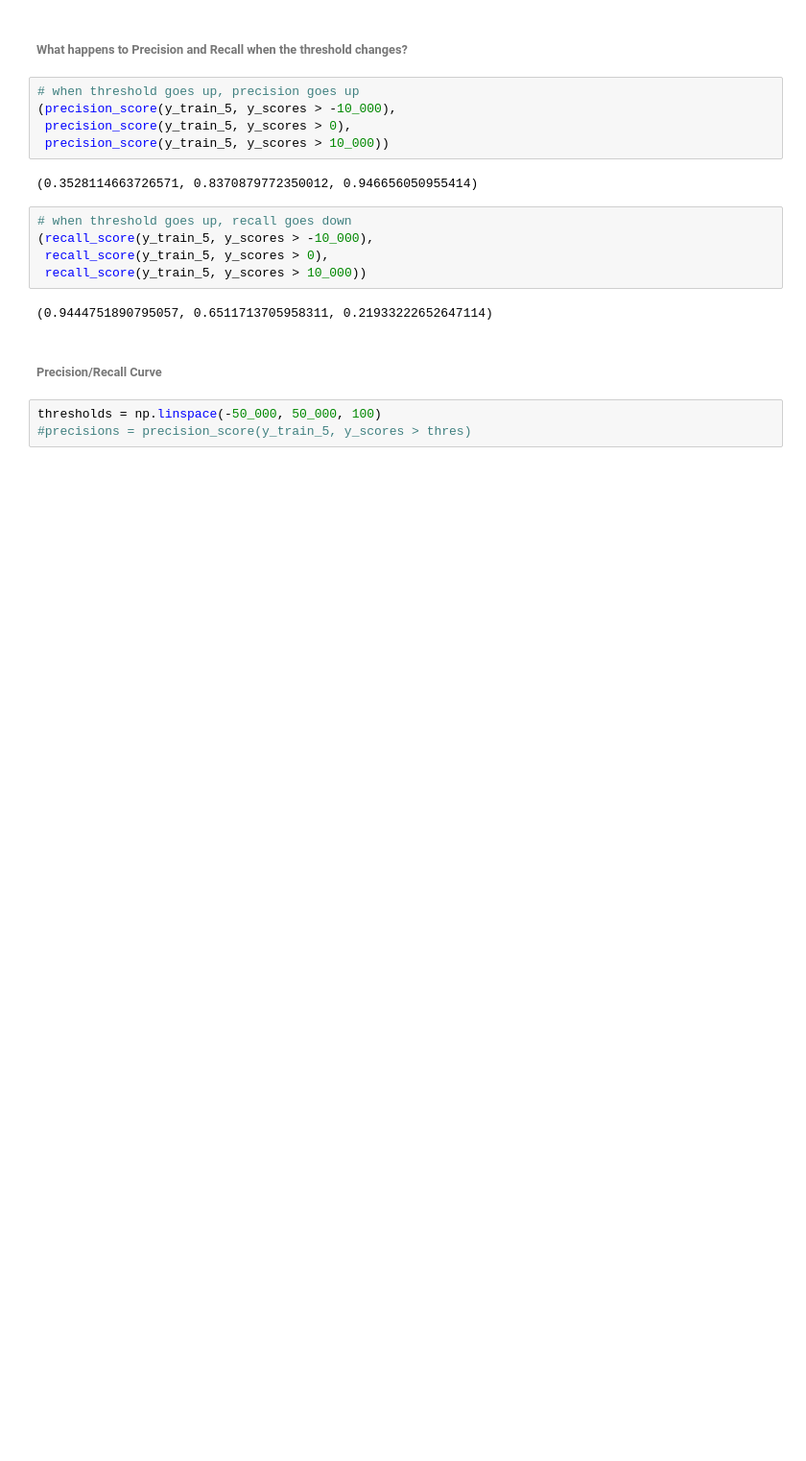
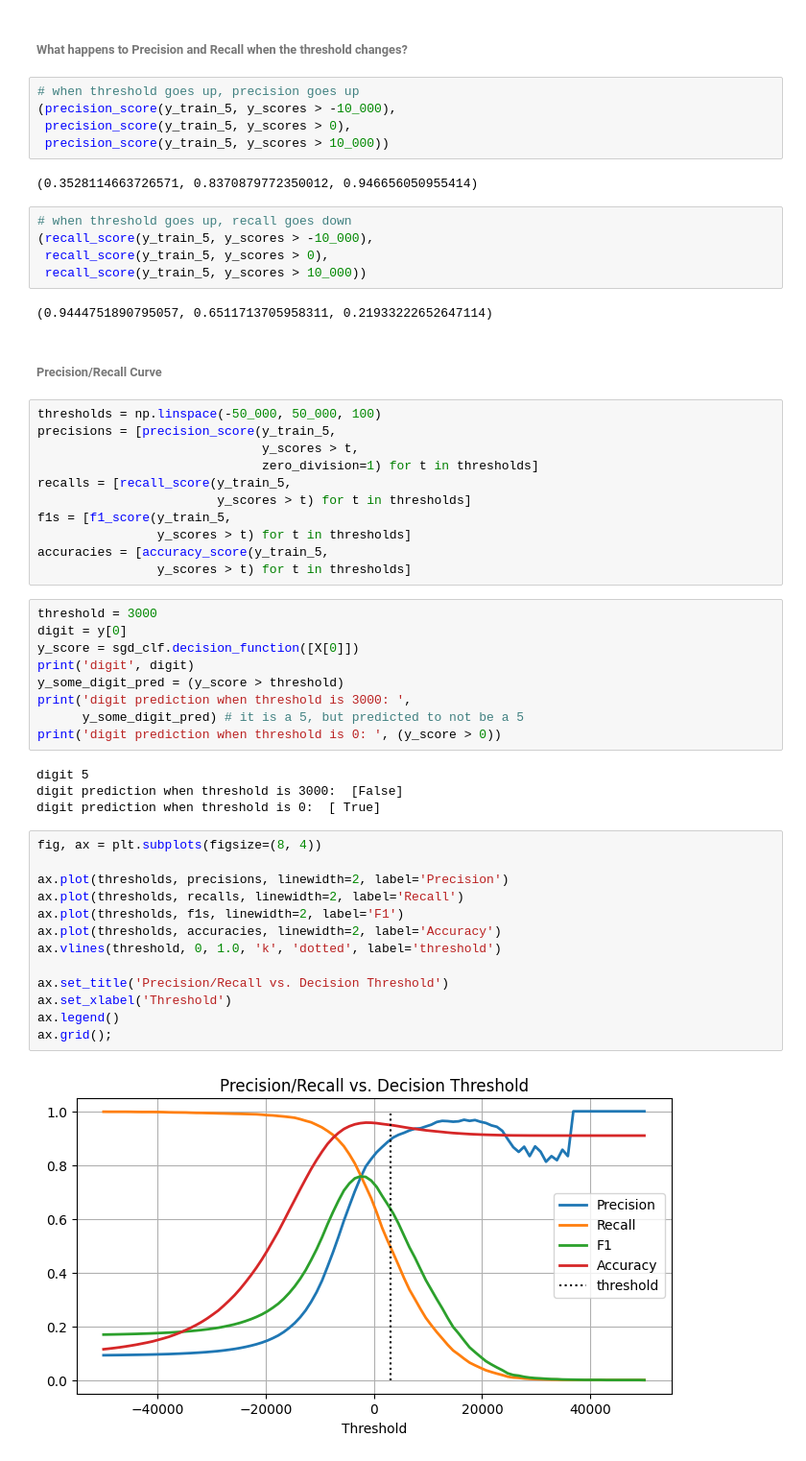
Before and after one commit to PaulToronto/Hands-on-Maching-Learning-Book, a Jupyter notebook: 3_Classification.ipynb, the cells around one changed output. Shown: that part at 96% size. Drawn from its saved outputs; the diff is of its cells as text; blank space fills up the shorter version.

```diff
--- a/3_Classification.ipynb
+++ b/3_Classification.ipynb
@@ -527,6 +571,42 @@ recall_score(y_train_5, y_train_pred), recall_score(y_train_5, y_train_pred_thre
 (0.9444751890795057, 0.6511713705958311, 0.21933222652647114)
 # %% [markdown]
 ###### Precision/Recall Curve
-# %%
-thresholds = np.linspace(-50_000, 50_000, 100)
-#precisions = precision_score(y_train_5, y_scores > thres)
+# %%
+thresholds = np.linspace(-50_000, 50_000, 100)
+precisions = [precision_score(y_train_5,
+                              y_scores > t,
+                              zero_division=1) for t in thresholds]
+recalls = [recall_score(y_train_5,
+                        y_scores > t) for t in thresholds]
+f1s = [f1_score(y_train_5,
+                y_scores > t) for t in thresholds]
+accuracies = [accuracy_score(y_train_5,
+                y_scores > t) for t in thresholds]
+# %%
+threshold = 3000
+digit = y[0]
+y_score = sgd_clf.decision_function([X[0]])
+print('digit', digit)
+y_some_digit_pred = (y_score > threshold)
+print('digit prediction when threshold is 3000: ',
+      y_some_digit_pred) # it is a 5, but predicted to not be a 5
+print('digit prediction when threshold is 0: ', (y_score > 0))
+# %% [output]
+digit 5
+digit prediction when threshold is 3000:  [False]
+digit prediction when threshold is 0:  [ True]
+# %%
+fig, ax = plt.subplots(figsize=(8, 4))
+
+ax.plot(thresholds, precisions, linewidth=2, label='Precision')
+ax.plot(thresholds, recalls, linewidth=2, label='Recall')
+ax.plot(thresholds, f1s, linewidth=2, label='F1')
+ax.plot(thresholds, accuracies, linewidth=2, label='Accuracy')
+ax.vlines(threshold, 0, 1.0, 'k', 'dotted', label='threshold')
+
+ax.set_title('Precision/Recall vs. Decision Threshold')
+ax.set_xlabel('Threshold')
+ax.legend()
+ax.grid();
+# %% [output]
+[figure, added]
```
Also changed, not shown: parts of 27 cells of this notebook.
